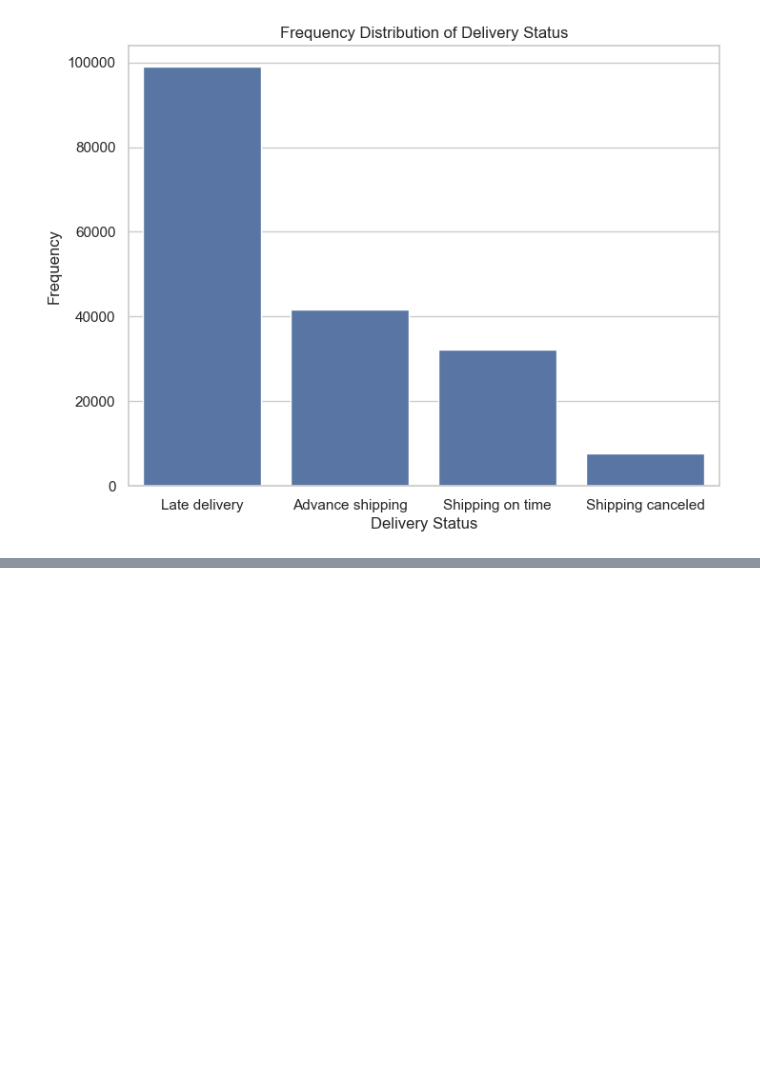
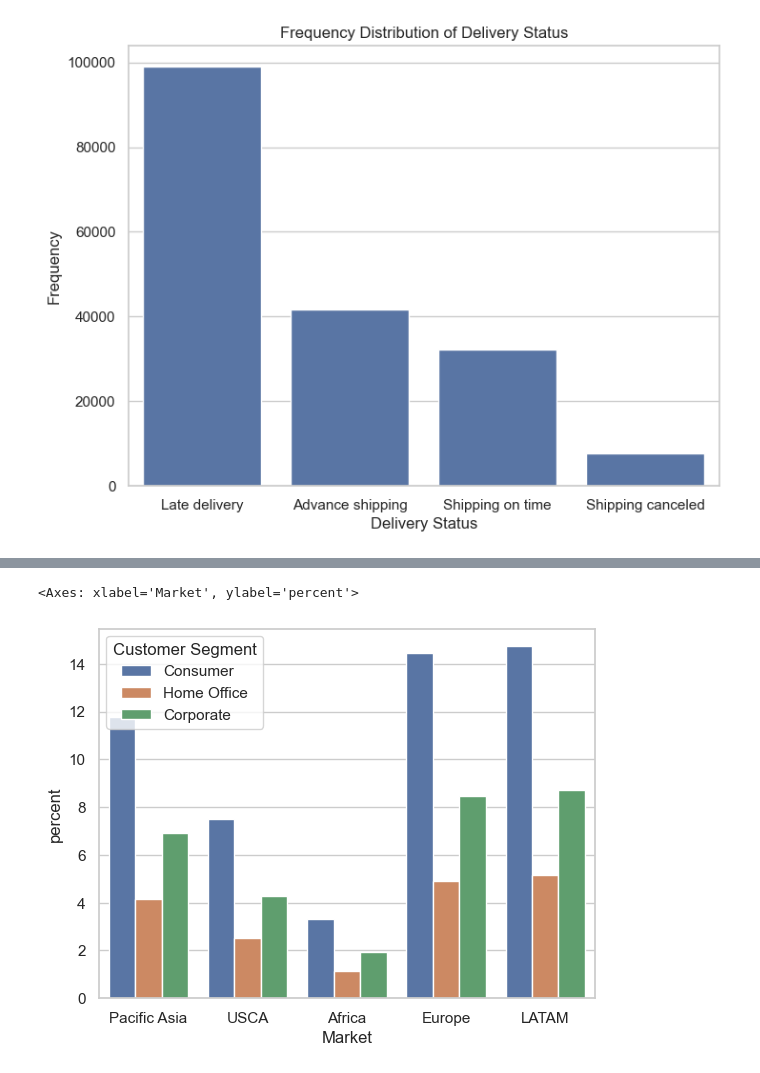
Before and after one commit to rkaushick-neu/info6105-data_science, a Jupyter notebook: MidTermProject/RishLK_MidTermProject.ipynb, the cells around one changed output, grey strips where cells are left out. Cells and saved outputs as stored; diff of their text form; code cells hidden in the pictures; blank space fills up the shorter version.

```diff
--- a/MidTermProject/RishLK_MidTermProject.ipynb
+++ b/MidTermProject/RishLK_MidTermProject.ipynb
@@ -138,2 +239,8 @@ Text(0.5, 1.0, 'Frequency Distribution of Delivery Status')
+# %%
+# In each market - finding the customer segment (Consumer, Home Office and Corporate frequencies)
+sns.countplot(scm_df, x="Market", hue="Customer Segment", stat="percent", legend="auto")
+# %% [output]
+<Axes: xlabel='Market', ylabel='percent'>
+[figure, added]
 # %%
 # Order Status
```
Also changed, not shown: parts of 16 cells of this notebook.
